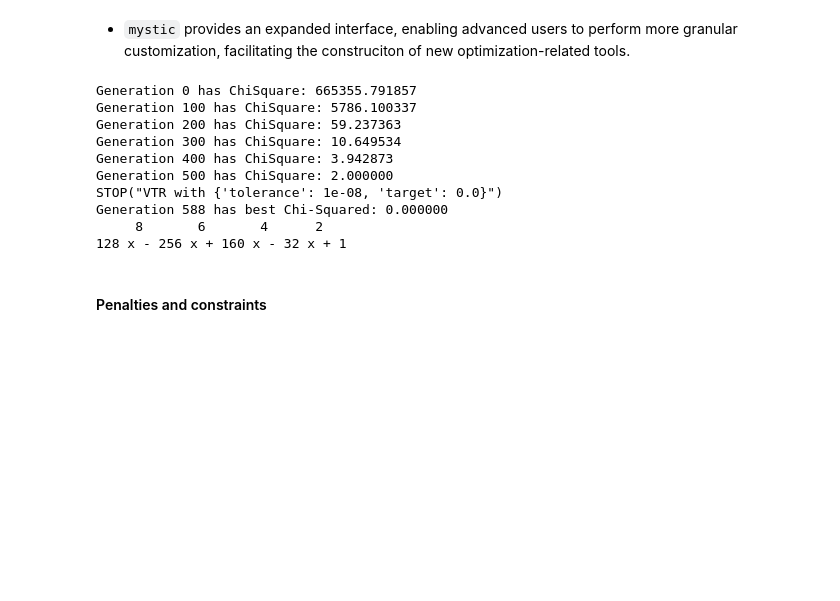
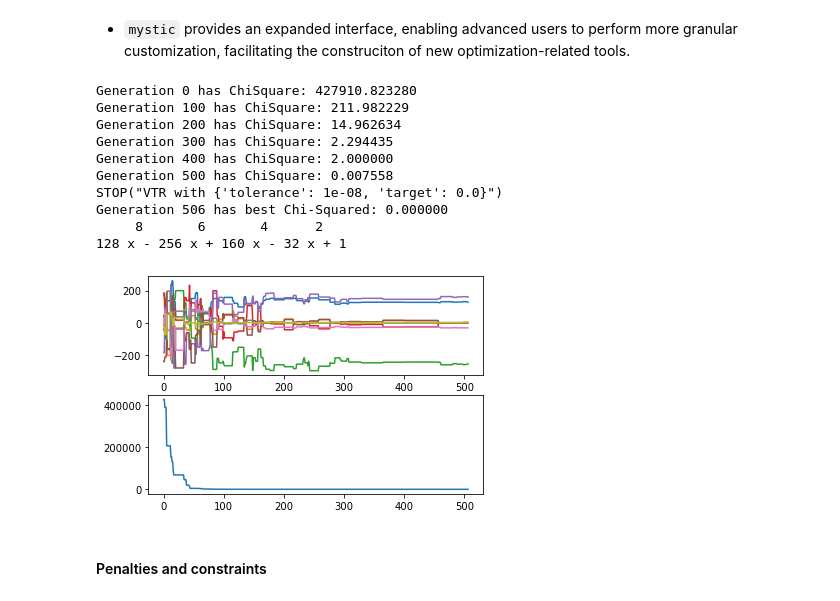
Before and after one commit to mmckerns/tlkmys, a Jupyter notebook: mystic.ipynb, the cells around one changed output. Saved outputs shown, nothing was run; the diff lists cells and outputs as text; code cells hidden in the pictures; blank space fills up the shorter version.

```diff
--- a/mystic.ipynb
+++ b/mystic.ipynb
@@ -139,48 +139,55 @@ from mystic.constraints import near_integers, integers
 from mystic.penalty import quadratic_inequality
 from mystic.tools import random_seed, suppressed
 from mystic.math import poly1d
+from mystic.scripts import log_reader
 
 # set problem size and random seed
 ndim = 9
-random_seed(123)
+random_seed(42)
 
 @quadratic_inequality(near_integers)
 def rounded(x):
     return 0.0
 
 @integers()
 def round(x):
     return x
 
 @suppressed(1)
 def cost(x):
     return chebyshev8cost(x)
 
+monitor = VerboseMonitor(100)
+
 # use DE to solve 8th-order Chebyshev coefficients
 solver = DifferentialEvolutionSolver2(ndim, 100)
 solver.SetRandomInitialPoints(min=[-300]*ndim, max=[300]*ndim)
 solver.SetStrictRanges(min=[-300]*ndim, max=[300]*ndim)
-solver.SetGenerationMonitor(VerboseMonitor(100))
+solver.SetGenerationMonitor(monitor)
 solver.SetPenalty(rounded)
 solver.SetConstraints(round)
 solver.SetTermination(Or(VTR(1e-8),ChangeOverGeneration(1e-8, 200)))
 solver.SetObjective(cost)
 solver.Solve()
 
 # retrieve results information
 print("Generation %d has best Chi-Squared: %f" % (solver.generations, solver.bestEnergy))
 print(poly1d(solver.bestSolution))
+
+# plot parameter and cost convergence
+log_reader(monitor)
 # %% [output]
-Generation 0 has ChiSquare: 665355.791857
-Generation 100 has ChiSquare: 5786.100337
-Generation 200 has ChiSquare: 59.237363
-Generation 300 has ChiSquare: 10.649534
-Generation 400 has ChiSquare: 3.942873
-Generation 500 has ChiSquare: 2.000000
+Generation 0 has ChiSquare: 427910.823280
+Generation 100 has ChiSquare: 211.982229
+Generation 200 has ChiSquare: 14.962634
+Generation 300 has ChiSquare: 2.294435
+Generation 400 has ChiSquare: 2.000000
+Generation 500 has ChiSquare: 0.007558
 STOP("VTR with {'tolerance': 1e-08, 'target': 0.0}")
-Generation 588 has best Chi-Squared: 0.000000
+Generation 506 has best Chi-Squared: 0.000000
      8       6       4      2
 128 x - 256 x + 160 x - 32 x + 1
+[figure, added]
 # %% [markdown]
 #### Penalties and constraints
 # %% [markdown]
```
Also changed, not shown: parts of 24 cells of this notebook, 1 other file.
